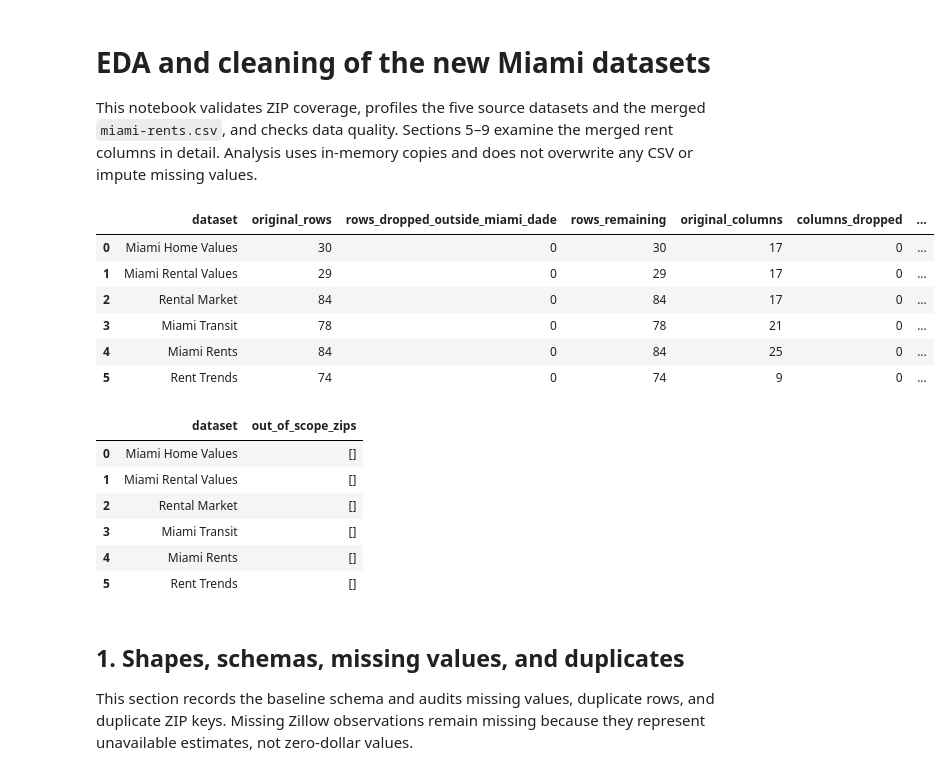
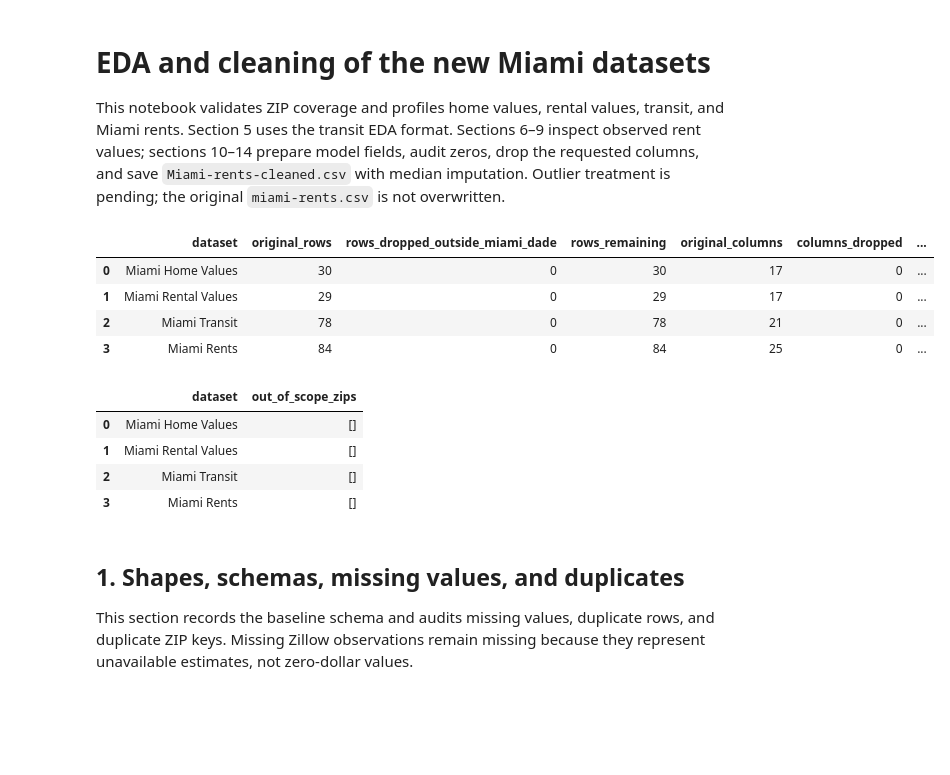
Before and after one commit to Break-Through-Tech/Flow-1B-responsible-ai-prototype-for-personalized-neighborhood-recommendations, a Jupyter notebook: notebooks/cleaning-new-data.ipynb, the cells around one changed output. Drawn from its saved outputs; the diff is of its cells as text; code cells hidden in the pictures; blank space fills up the shorter version.

```diff
--- a/notebooks/cleaning-new-data.ipynb
+++ b/notebooks/cleaning-new-data.ipynb
@@ -1,12 +1,15 @@
 # %% [markdown]
 # EDA and cleaning of the new Miami datasets
 
-This notebook validates ZIP coverage, profiles the five source datasets and the merged
-`miami-rents.csv`, and checks data quality. Sections 5–9 examine the merged rent columns
-in detail. Analysis uses in-memory copies and does not overwrite any CSV or impute missing values.
+This notebook validates ZIP coverage and profiles home values, rental values, transit,
+and Miami rents. Section 5 uses the transit EDA format. Sections 6–9 inspect observed
+rent values; sections 10–14 prepare model fields, audit zeros, drop the requested
+columns, and save `Miami-rents-cleaned.csv` with median imputation. Outlier treatment
+is pending; the original `miami-rents.csv` is not overwritten.
 # %%
 from pathlib import Path
 import math
+import sys
 import numpy as np
 import pandas as pd
 from IPython.display import Markdown, display
@@ -15,48 +18,68 @@ import seaborn as sns
 
 %matplotlib inline
 
 PROJECT_ROOT = Path.cwd().resolve()
 if not (PROJECT_ROOT / 'data').is_dir(): PROJECT_ROOT = PROJECT_ROOT.parent
 DATA_DIR = PROJECT_ROOT / 'data'
+NOTEBOOKS_DIR = PROJECT_ROOT / 'notebooks'
+# Force a fresh import from this repository's notebooks folder. Jupyter otherwise
+# may reuse an older cached version of clean_miami_rents.py.
+notebooks_path = str(NOTEBOOKS_DIR)
+sys.path = [path for path in sys.path if path != notebooks_path]
+sys.path.insert(0, notebooks_path)
+import importlib
+importlib.invalidate_caches()
+sys.modules.pop('clean_miami_rents', None)
+rent_cleaning = importlib.import_module('clean_miami_rents')
+clean_miami_rents = rent_cleaning.clean_miami_rents
+MODEL_FEATURE_COLUMNS = rent_cleaning.MODEL_FEATURE_COLUMNS
+METADATA_COLUMNS = rent_cleaning.METADATA_COLUMNS
+EXPLANATION_COLUMNS = rent_cleaning.EXPLANATION_COLUMNS
+prepare_rent_table = rent_cleaning.prepare_rent_table
+fit_rent_imputer = rent_cleaning.fit_rent_imputer
+impute_rent_table = rent_cleaning.impute_rent_table
+DROP_COLUMNS = rent_cleaning.DROP_COLUMNS
+EXCLUDED_MONTH_COLUMNS = rent_cleaning.EXCLUDED_MONTH_COLUMNS
+MEDIAN_IMPUTE_COLUMNS = rent_cleaning.MEDIAN_IMPUTE_COLUMNS
+fill_missing_rent_direction = rent_cleaning.fill_missing_rent_direction
 NEW_DATA_DIR = DATA_DIR / 'cleaned' / 'new'
+RAW_DATA_DIR = DATA_DIR / 'raw'
 ZCTA_PATH = DATA_DIR / 'raw' / 'miami_dade_zctas.txt'
 DATASETS = {
-    'Miami Home Values': {'path': NEW_DATA_DIR / 'Miami_home_values.csv', 'zip_column': 'RegionName'},
-    'Miami Rental Values': {'path': NEW_DATA_DIR / 'Miami_rental_values.csv', 'zip_column': 'RegionName'},
-    'Miami Transit': {'path': NEW_DATA_DIR / 'miami_transit.csv', 'zip_column': 'zip_code'},
-    'Miami Rents': {'path': NEW_DATA_DIR / 'miami-rents.csv', 'zip_column': 'zip_code'},
+    'Miami Home Values': {'path': RAW_DATA_DIR / 'new' / 'Miami_home_values.csv', 'zip_column': 'RegionName'},
+    'Miami Rental Values': {'path': RAW_DATA_DIR / 'new' / 'Miami_rental_values.csv', 'zip_column': 'RegionName'},
+    'Miami Transit': {'path': RAW_DATA_DIR / 'new' / 'miami_transit.csv', 'zip_column': 'zip_code'},
+    'Miami Rents': {'path': RAW_DATA_DIR / 'miami-rents.csv', 'zip_column': 'zip_code'},
 }
 def normalize_zip_codes(values):
     return values.astype('string').str.strip().str.replace(r'\.0$', '', regex=True).str.zfill(5)
 allowed_zips = {line.strip().zfill(5) for line in ZCTA_PATH.read_text(encoding='utf-8').splitlines() if line.strip()}
 if not allowed_zips: raise ValueError(f'Empty Miami-Dade ZIP allowlist: {ZCTA_PATH}')
 cleaned_data, validation_rows = {}, []
 for dataset_name, config in DATASETS.items():
     path, zip_column = config['path'], config['zip_column']
     frame = pd.read_csv(path, dtype={zip_column: 'string'})
+    if dataset_name == 'Miami Rents':
+        frame = clean_miami_rents(frame)
     if zip_column not in frame.columns: raise ValueError(f'{path.name} is missing {zip_column}')
     frame[zip_column] = normalize_zip_codes(frame[zip_column])
     in_scope = frame[zip_column].isin(allowed_zips)
     cleaned_data[dataset_name] = frame.loc[in_scope].copy()
     validation_rows.append({'dataset': dataset_name, 'original_rows': len(frame), 'rows_dropped_outside_miami_dade': int((~in_scope).sum()), 'rows_remaining': int(in_scope.sum()), 'original_columns': len(frame.columns), 'columns_dropped': 0, 'remaining_columns': len(frame.columns), 'out_of_scope_zips': sorted(frame.loc[~in_scope, zip_column].dropna().unique())})
 validation_summary = pd.DataFrame(validation_rows)
 display(validation_summary.drop(columns='out_of_scope_zips'))
 display(validation_summary[['dataset', 'out_of_scope_zips']])
 # %% [output]
 |  | dataset | original_rows | rows_dropped_outside_miami_dade | rows_remaining | original_columns | columns_dropped | ... |
 | 0 | Miami Home Values | 30 | 0 | 30 | 17 | 0 | ... |
 | 1 | Miami Rental Values | 29 | 0 | 29 | 17 | 0 | ... |
-| 2 | Rental Market | 84 | 0 | 84 | 17 | 0 | ... |
-| 3 | Miami Transit | 78 | 0 | 78 | 21 | 0 | ... |
-| 4 | Miami Rents | 84 | 0 | 84 | 25 | 0 | ... |
-| 5 | Rent Trends | 74 | 0 | 74 | 9 | 0 | ... |
+| 2 | Miami Transit | 78 | 0 | 78 | 21 | 0 | ... |
+| 3 | Miami Rents | 84 | 0 | 84 | 25 | 0 | ... |
 |  | dataset | out_of_scope_zips |
 | 0 | Miami Home Values | [] |
 | 1 | Miami Rental Values | [] |
-| 2 | Rental Market | [] |
-| 3 | Miami Transit | [] |
-| 4 | Miami Rents | [] |
-| 5 | Rent Trends | [] |
+| 2 | Miami Transit | [] |
+| 3 | Miami Rents | [] |
 # %% [markdown]
 ## 1. Shapes, schemas, missing values, and duplicates
 
```
Also changed, not shown: parts of 30 cells of this notebook, 28 other files.
